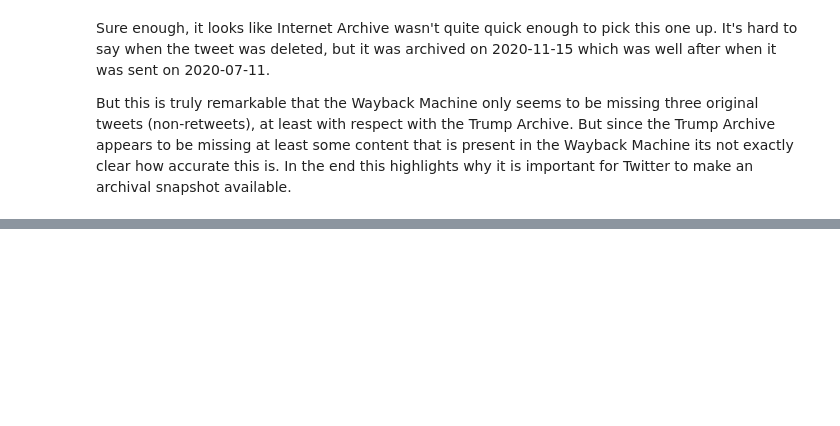
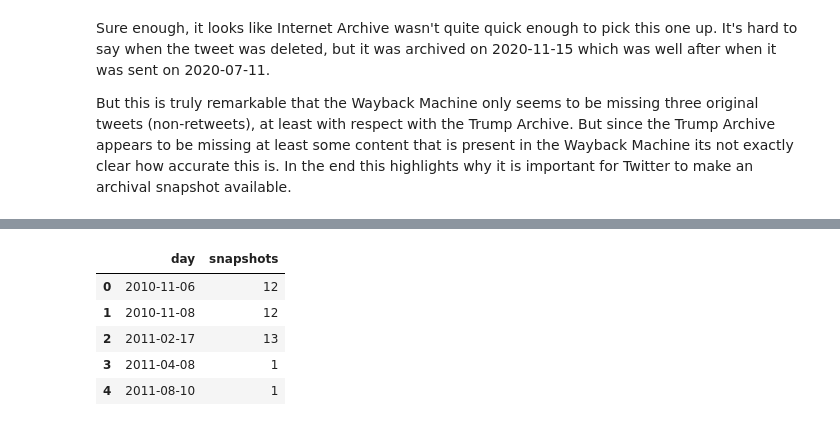
Before and after one commit to edsu/notebooks, a Jupyter notebook: Trump Tweets at Internet Archive.ipynb, the cells around one changed output, grey strips where cells are left out. Saved outputs shown, nothing was run; the diff lists cells and outputs as text; code cells hidden in the pictures; blank space fills up the shorter version.

```diff
--- a/Trump Tweets at Internet Archive.ipynb
+++ b/Trump Tweets at Internet Archive.ipynb
@@ -621,0 +630,20 @@ But this is truly remarkable that the Wayback Machine only seems to be missing t
+# %%
+sql = \
+    '''
+    SELECT
+        STRFTIME('%Y%m%d', timestamp) AS day,
+        COUNT(*) AS "snapshots"
+    FROM tweets
+    GROUP BY day
+    ORDER BY day ASC
+    '''
+
+df = pandas.read_sql_query(sql, db, parse_dates=['day'])
+df.head()
+# %% [output]
+|  | day | snapshots |
+| 0 | 2010-11-06 | 12 |
+| 1 | 2010-11-08 | 12 |
+| 2 | 2011-02-17 | 13 |
+| 3 | 2011-04-08 | 1 |
+| 4 | 2011-08-10 | 1 |
```
Also changed, not shown: parts of 18 cells of this notebook.
